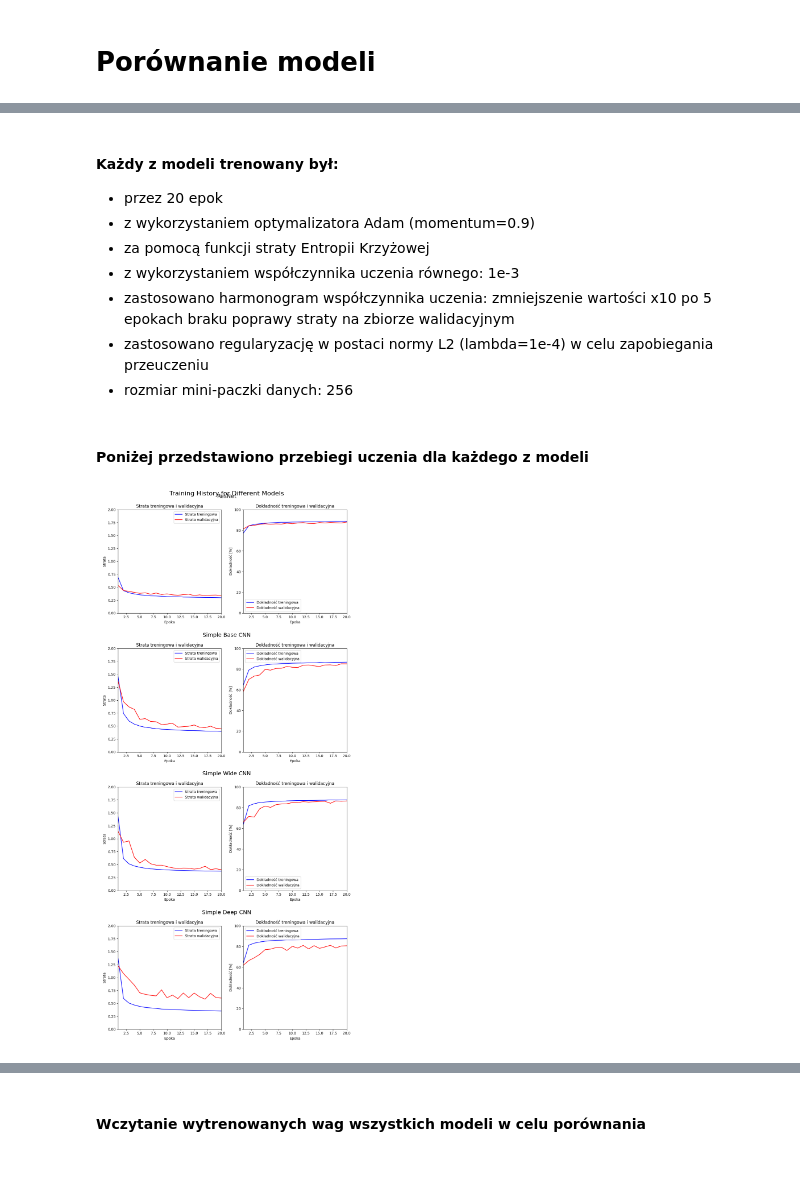
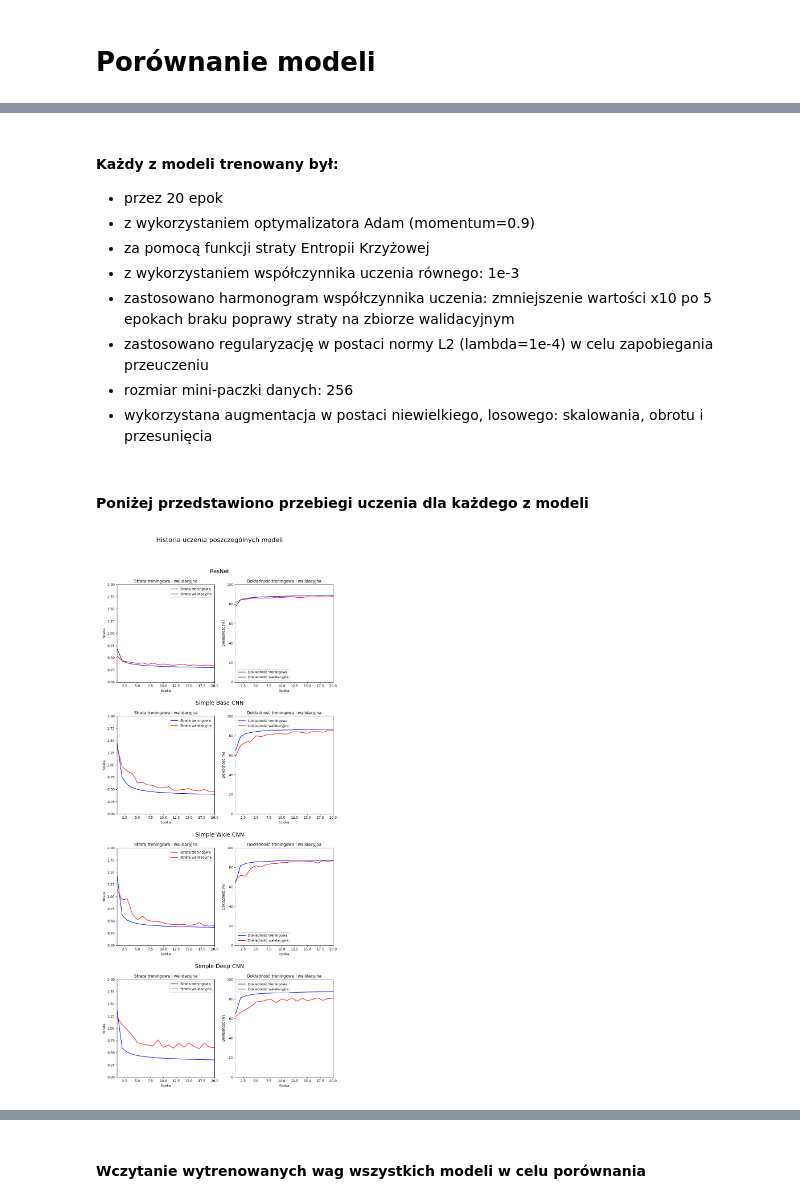
Before and after one commit to dziobex/emnist, a Jupyter notebook: note.ipynb, the cells around one changed output, grey strips where cells are left out. Drawn from its saved outputs; the diff is of its cells as text; code cells hidden in the pictures; blank space fills up the shorter version.

```diff
--- a/note.ipynb
+++ b/note.ipynb
@@ -61,6 +53,6 @@ Baza EMNIST balanced, pobrana w plikach, jest już podzielona: 112800 elementów
 # %%
-train = pd.read_csv('data/emnist-balanced-train.csv', header=None)
-test = pd.read_csv('data/emnist-balanced-test.csv', header=None)
+train = pd.read_csv(f'{path}/emnist-balanced-train.csv', header=None)
+test = pd.read_csv(f'{path}/emnist-balanced-test.csv', header=None)
 
 train.shape, test.shape
 # %% [output]
@@ -97,5 +102,5 @@ Plik z danymi treningowymi zawiera 112800 wierszy i 785 kolumn. Pierwsza kolumna
 # %%
-mapping = pd.read_csv('data/emnist-balanced-mapping.txt', delimiter=' ', header=None)
+mapping = pd.read_csv(f'{path}/emnist-balanced-mapping.txt', delimiter=' ', header=None)
 mapping_dict = {mapping.iloc[i, 0]: chr(mapping.iloc[i, 1]) for i in range(len(mapping))}
 
 print(f"Mapping size: {len(mapping)}")
@@ -629,28 +839,31 @@ Dla porównania: ResNet18 składa się z 4 bloków (w każdym 2 bloki residualne
 - zastosowano harmonogram współczynnika uczenia: zmniejszenie wartości x10 po 5 epokach braku poprawy straty na zbiorze walidacyjnym
 - zastosowano regularyzację w postaci normy L2 (lambda=1e-4) w celu zapobiegania przeuczeniu
 - rozmiar mini-paczki danych: 256
+- wykorzystana augmentacja w postaci niewielkiego, losowego: skalowania, obrotu i przesunięcia
 # %% [markdown]
 #### Poniżej przedstawiono przebiegi uczenia dla każdego z modeli
 # %%
 # Wyświetlenie przebiegów uczenia modeli
 resnet_wykres = "wykresy/training_history_resnet.png"
-simple_base_wykres = "wykresy/training_history.png"
+simple_base_wykres = "wykresy/training_history_base.png"
 simple_wide_wykres = "wykresy/training_history_wide.png"
 simple_deep_wykres = "wykresy/training_history_deep.png"
 
 fig, axs = plt.subplots(4, 1, figsize=(20, 20))
 plt.suptitle('Historia uczenia poszczególnych modeli', fontsize=16)
 
 images = [resnet_wykres, simple_base_wykres, simple_wide_wykres, simple_deep_wykres]
 titles = ['ResNet', 'Simple Base CNN', 'Simple Wide CNN', 'Simple Deep CNN']
 
 for i, (img_path, title) in enumerate(zip(images, titles)):
     img = plt.imread(img_path)
     axs[i].imshow(img)
     axs[i].set_title(title, fontsize=14)
     axs[i].axis('off')
 
-plt.tight_layout()
+
+plt.subplots_adjust(top=0.93)
+plt.tight_layout(rect=[0, 0, 1, 0.95])
 plt.show()
 # %% [output]
-[figure, old version]
+[figure, new version]
```
Also changed, not shown: parts of 49 cells of this notebook, 1 other file.
